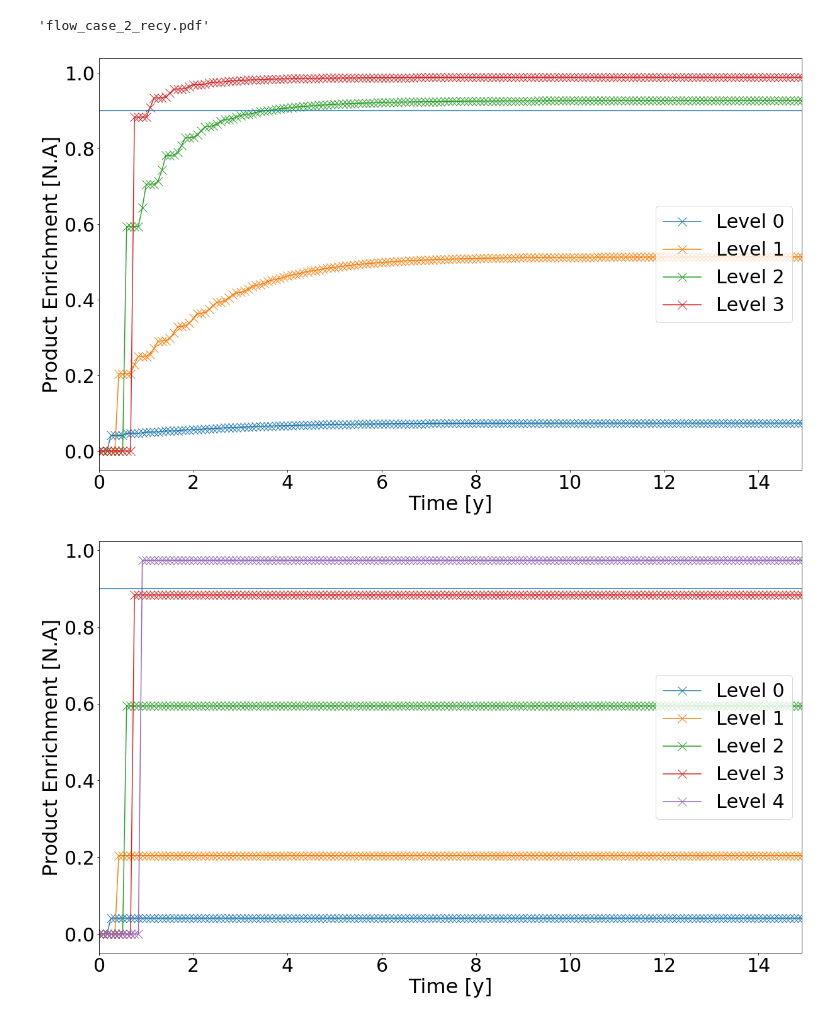
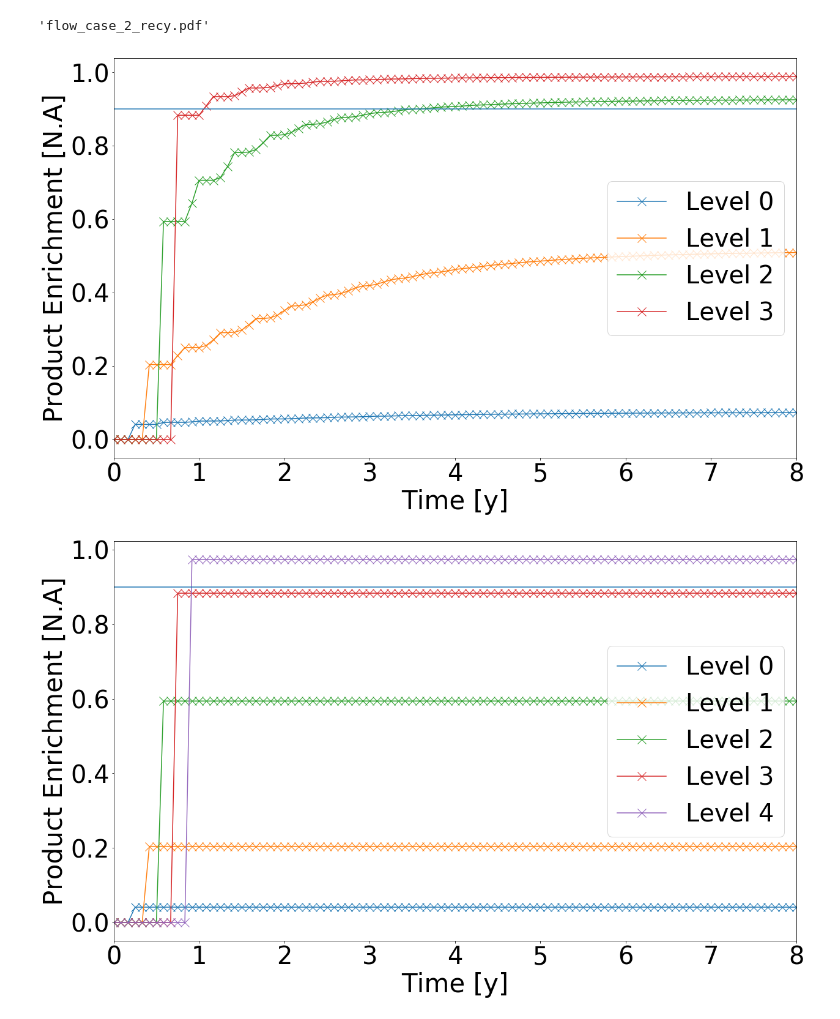
Before and after one commit to bam241/cyclus_jcpoa, a Jupyter notebook: 3.ipynb, the cells around one changed output. Saved outputs shown, nothing was run; the diff lists cells and outputs as text; code cells hidden in the pictures.

```diff
--- a/3.ipynb
+++ b/3.ipynb
@@ -81,27 +81,33 @@ for i in range(4):
 
 pdh.MakePlot(plt_feed_case_2, "Time [y]", "Product Enrichment [N.A]" , loc='center right')
 plt.axhline(y=0.9)
+plt.xlim(0,8)
+
+
 plt.savefig("assay_case_2_rec.png")
 # %% [output]
-[figure, old version]
+[figure, new version]
 # %%
 file = "case_3_/cascade_case_3_no_rec_raw_S4.sqlite"
 
 
 feed_case_2 = []
 plt_feed_case_2 = []
 for i in range(5):
     df_ = cyh.TransFrac(file, receivers[i], sender[i], nucs1, nucs2,uma_238u, uma_235u)
     df_ = pdh.RenameTS(pdh.RemoveNan(df_), "Time [y]", c_names[i])
     df_['Time [y]'] *= 1/12.
     feed_case_2.append(df_)
     plt_feed_case_2.append( (df_, c_names[i]) )
 
 pdh.MakePlot(plt_feed_case_2, "Time [y]", "Product Enrichment [N.A]" , loc='center right')
 plt.axhline(y=0.9)
+plt.xlim(0,8)
+
+
 plt.savefig("assay_case_2_no_rec.png")
 # %% [output]
-[figure, old version]
+[figure, new version]
 # %%
 files = ['cascade_case_2_no_rec_24_4_1_1.sqlite',
          'cascade_case_1.sqlite']
```
Also changed, not shown: parts of 1 cell of this notebook, 7 other files.
